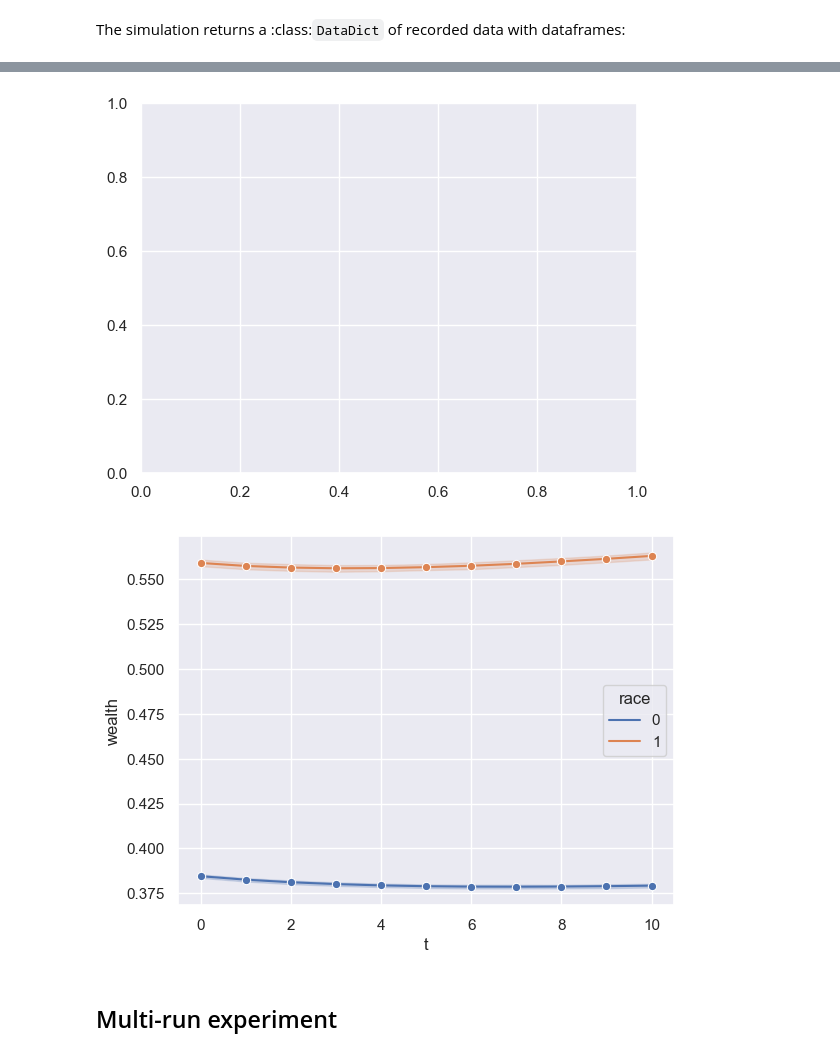
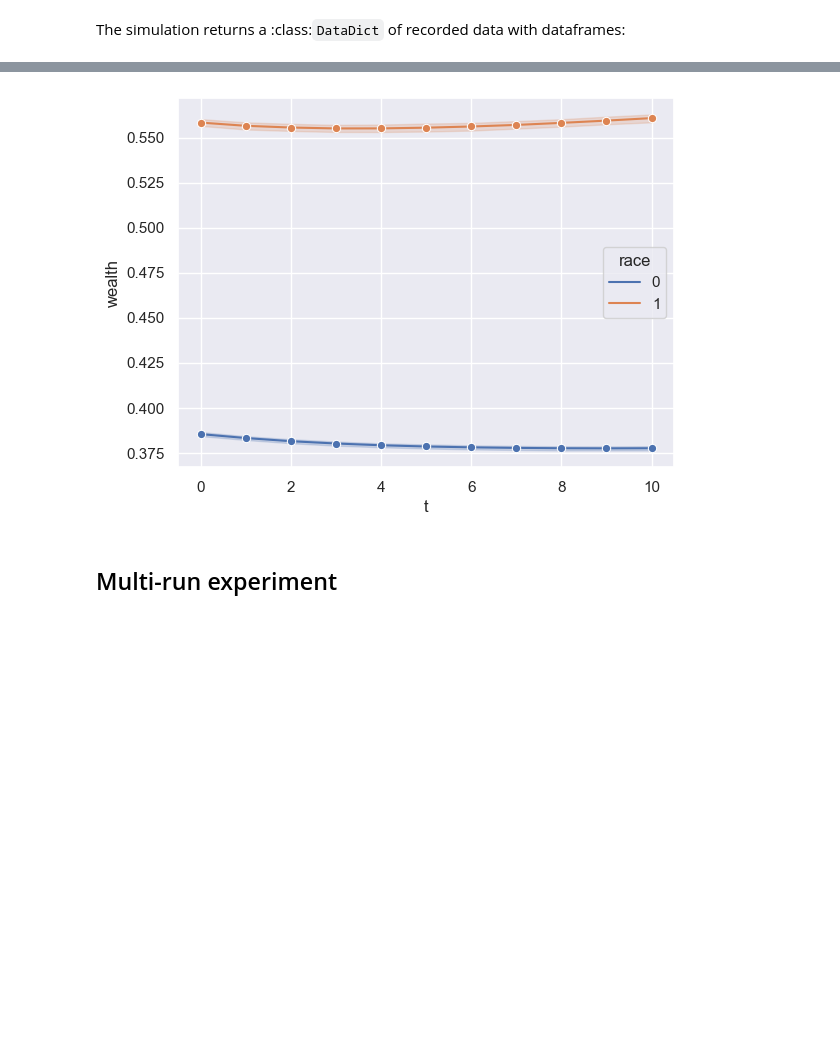
Before and after one commit to Le-Ty/abm_dm_impact, a Jupyter notebook: notebooks/sensitvity_wealth.ipynb, the cells around one changed output, grey strips where cells are left out. Cells and saved outputs as stored; diff of their text form; code cells hidden in the pictures; blank space fills up the shorter version.

```diff
--- a/notebooks/sensitvity_wealth.ipynb
+++ b/notebooks/sensitvity_wealth.ipynb
@@ -508,19 +486,8 @@ df
 # %%
 df = results['variables']['Person']
-fig, ax = plt.subplots()
-
 viz(df, df.index.get_level_values('t'), df['wealth'].astype(float),  df['race'])
-# sns.lineplot(ax = ax,
-#              data = df,
-#              x = df.index.get_level_values('t'),
-#              y = df['wealth'].astype(float),
-#              hue = df['race'],
-#              marker = 'o')
-
-# plt.show()
 # %% [output]
-[figure, old version]
+[figure, new version]
-[figure, removed]
 # %% [markdown]
 ## Multi-run experiment
 # %% [markdown]
```
Also changed, not shown: parts of 19 cells of this notebook, 1 other file.
